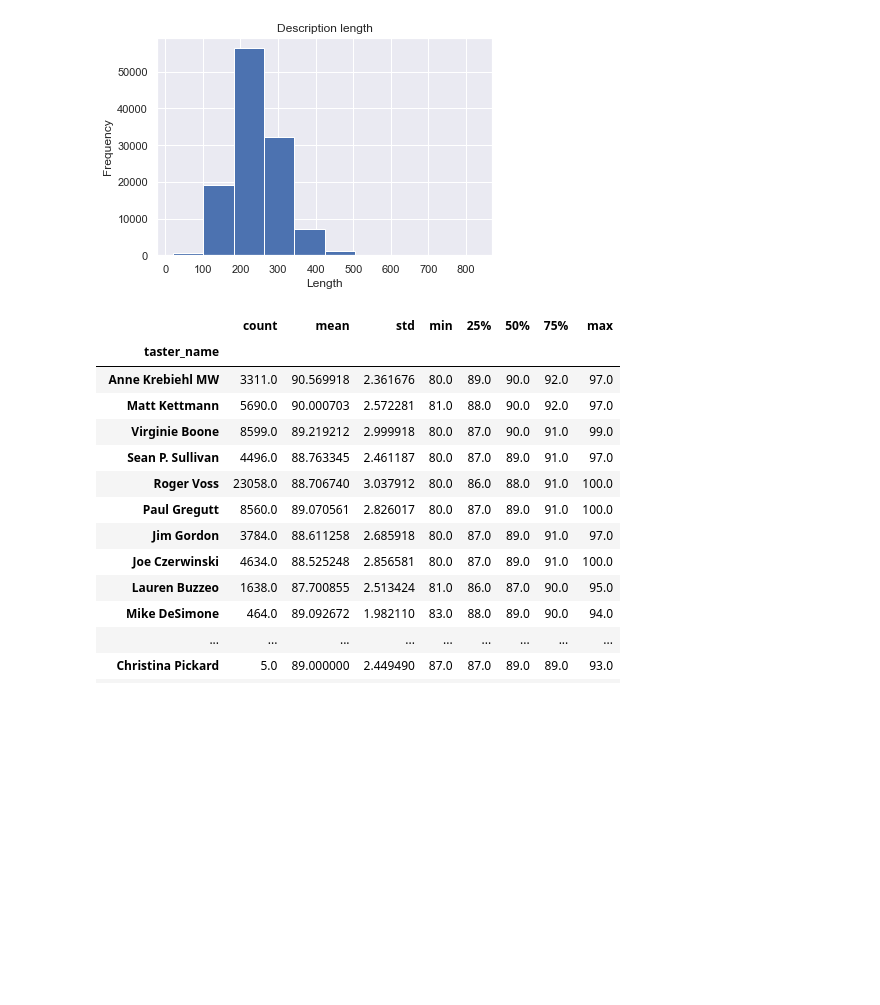
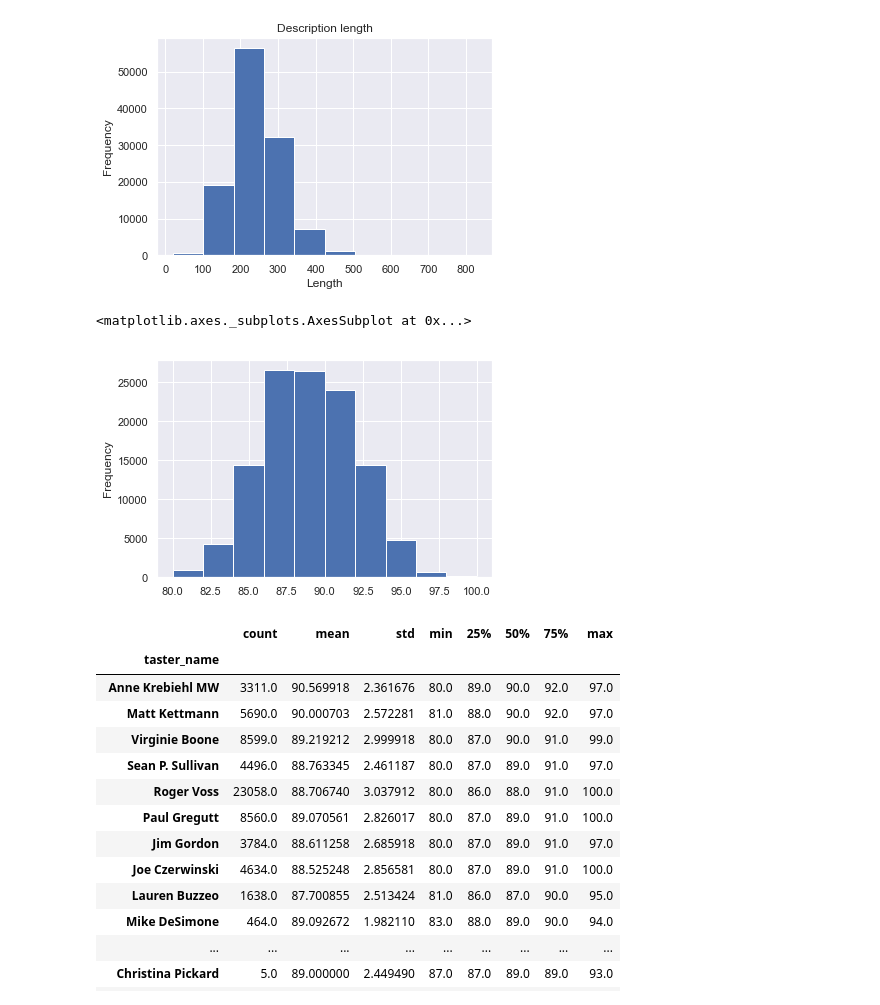
Before and after one commit to mtaron/sommelier.ai, a Jupyter notebook: sommelier.ipynb, the cells around one changed output. Drawn from its saved outputs; the diff is of its cells as text; code cells hidden in the pictures; blank space fills up the shorter version.

```diff
--- a/sommelier.ipynb
+++ b/sommelier.ipynb
@@ -31,3 +32,5 @@ df.head()
 | 2 | France | While the acidity is intense, it ... |  | 84 | 15.0 | Beaujolais | Beaujolais-Villages |  | Roger Voss | ... |
 | 3 | France | Red fruits and a soft tannic prof... |  | 88 | 17.0 | Southwest France | Cahors |  | Roger Voss | ... |
 | 4 | Spain | Shows true Priorat depth and mine... | Balcons | 90 | 60.0 | Catalonia | Priorat |  | Michael Schachner | ... |
+# %%
+df = df.reset_index().rename(columns={'index': 'wine_id'})
@@ -79,4 +148,9 @@ Name: country, dtype: object
    .set(xlabel="Length"));
 # %% [output]
 [figure]
+# %%
+df.points.plot.hist()
+# %% [output]
+<matplotlib.axes._subplots.AxesSubplot at 0x...>
+[figure, added]
 # %%
```
Also changed, not shown: parts of 33 cells of this notebook.
